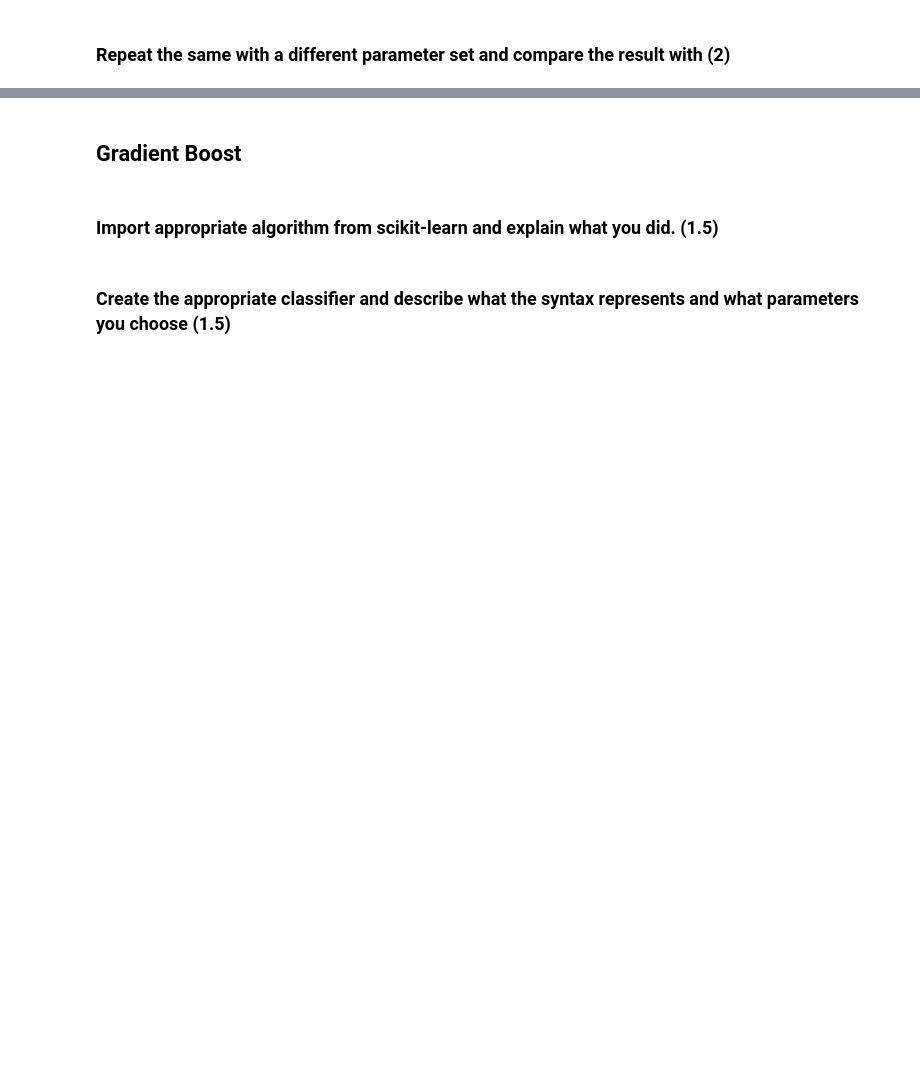
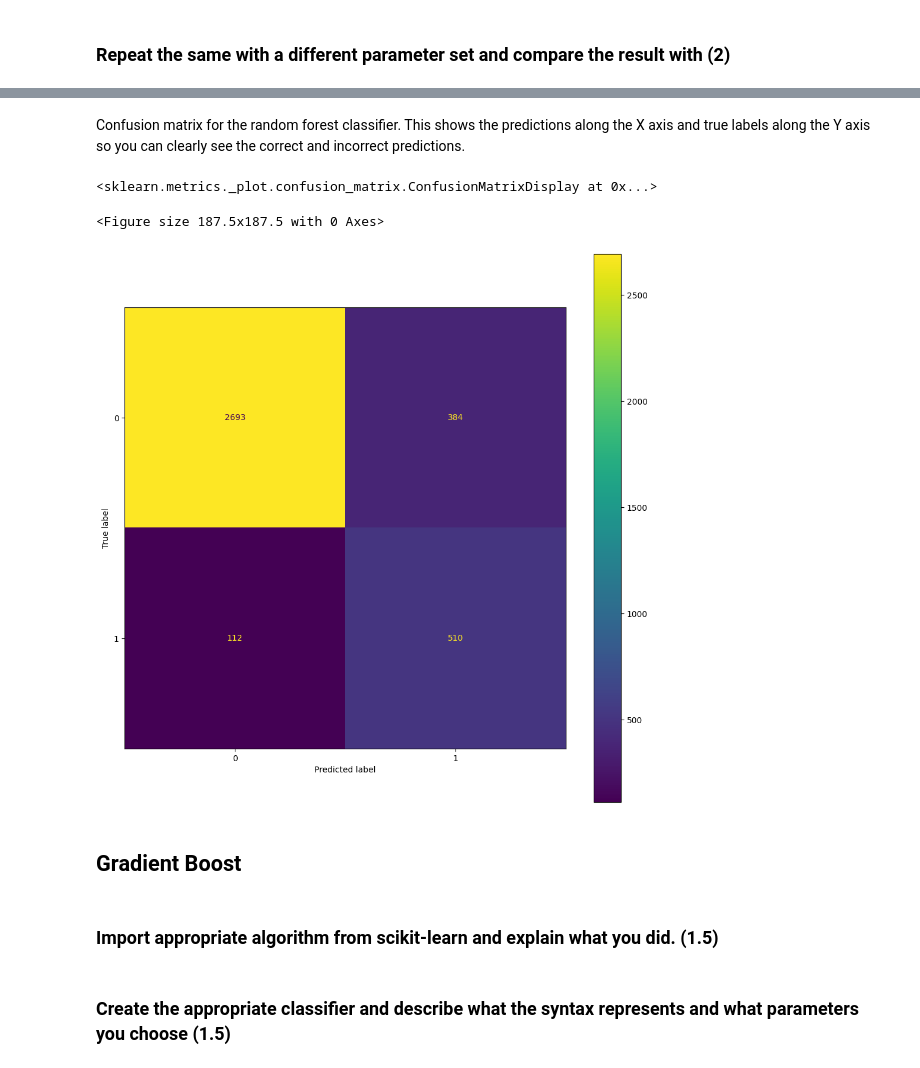
Before and after one commit to lecarpen23/6700_Assignment_01, a Jupyter notebook: Assignment 02_GroupNumber.ipynb, the cells around one changed output, grey strips where cells are left out. Drawn from its saved outputs; the diff is of its cells as text; code cells hidden in the pictures; blank space fills up the shorter version.

```diff
--- a/Assignment 02_GroupNumber.ipynb
+++ b/Assignment 02_GroupNumber.ipynb
@@ -370,0 +398,14 @@ ConfusionMatrixDisplay.from_estimator(ada_fit, OSIX_test, OSIy_test)
+# %%
+
+clf = AdaBoostClassifier(
+    #using 100 weak learners
+    n_estimators=250,
+    #learning rate of 1.5, not sure how I feel about it being this high. but the default is 1.
+    learning_rate=.1,
+    #using SAMME.R real boosting algorithm
+    algorithm='SAMME.R',
+    #for reproducibility
+    random_state=0,
+    #using a random forest as the base classifier
+    base_estimator=RandomForestClassifier(max_depth=3, min_samples_split=2, criterion='entropy', class_weight='balanced')
+    )
@@ -370,0 +414,2 @@ ConfusionMatrixDisplay.from_estimator(ada_fit, OSIX_test, OSIy_test)
+# %%
+ada_fit = clf.fit(OSIX_train, OSIy_train)
@@ -370,0 +418,2 @@ ConfusionMatrixDisplay.from_estimator(ada_fit, OSIX_test, OSIy_test)
+# %%
+OSIy_pred = ada_fit.predict(OSIX_test)
@@ -371,3 +433,18 @@ ConfusionMatrixDisplay.from_estimator(ada_fit, OSIX_test, OSIy_test)
+# %% [markdown]
+Confusion matrix for the random forest classifier. This shows the predictions along the X axis and true labels along the Y axis so you can clearly see the correct and incorrect predictions.
+# %%
+from sklearn.metrics import ConfusionMatrixDisplay
+from seaborn import set_palette
+
+plt.figure(figsize=(2.5,2.5),dpi=75)
+set_palette("Paired")
+
+conf_matrix = confusion_matrix(OSIy_test, OSIy_pred)
+ConfusionMatrixDisplay.from_estimator(ada_fit, OSIX_test, OSIy_test)
+# %% [output]
+<sklearn.metrics._plot.confusion_matrix.ConfusionMatrixDisplay at 0x...>
+<Figure size 187.5x187.5 with 0 Axes>
+[figure, added]
 # %% [markdown]
 ## Gradient Boost
 # %% [markdown]
```
Also changed, not shown: parts of 34 cells of this notebook.
